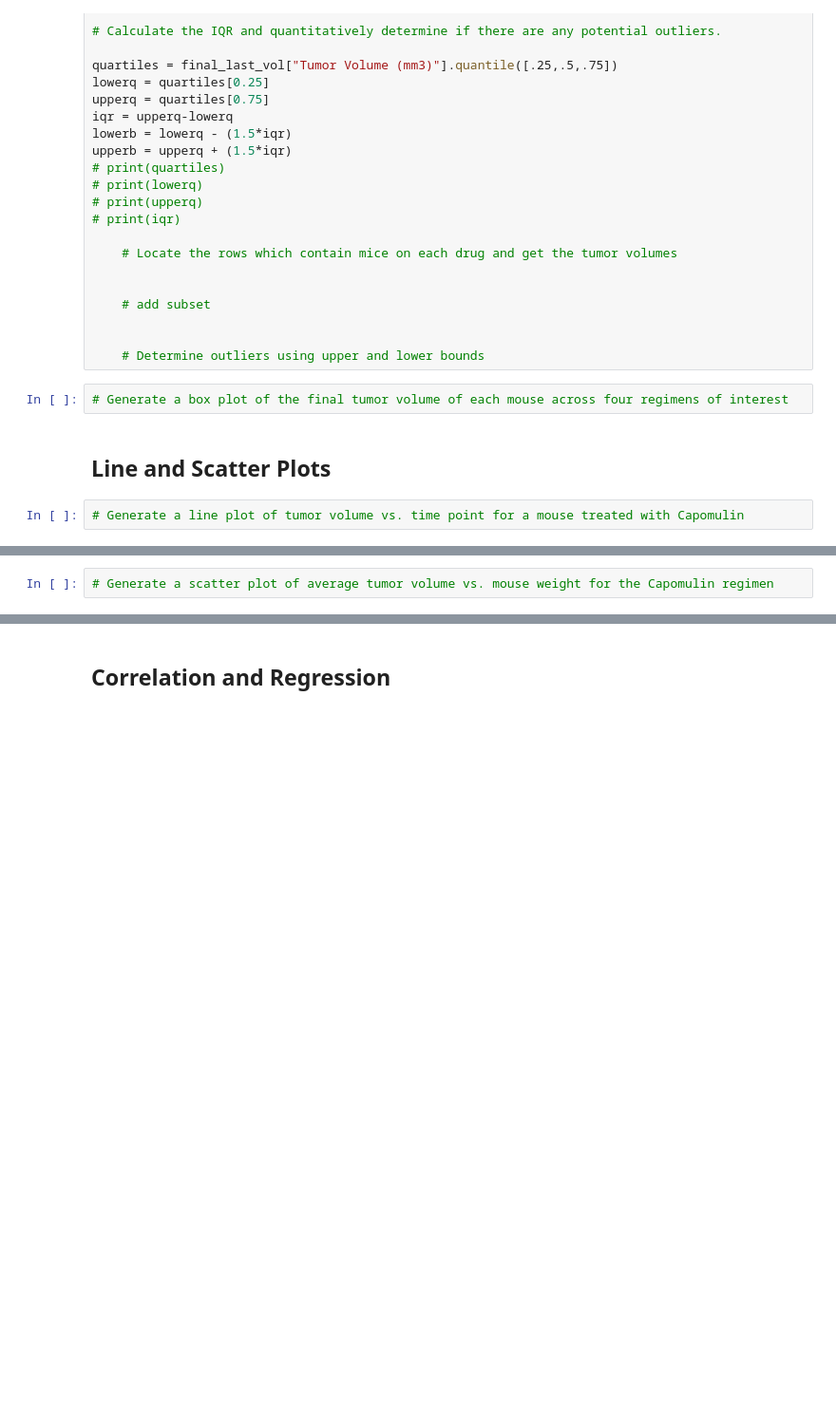
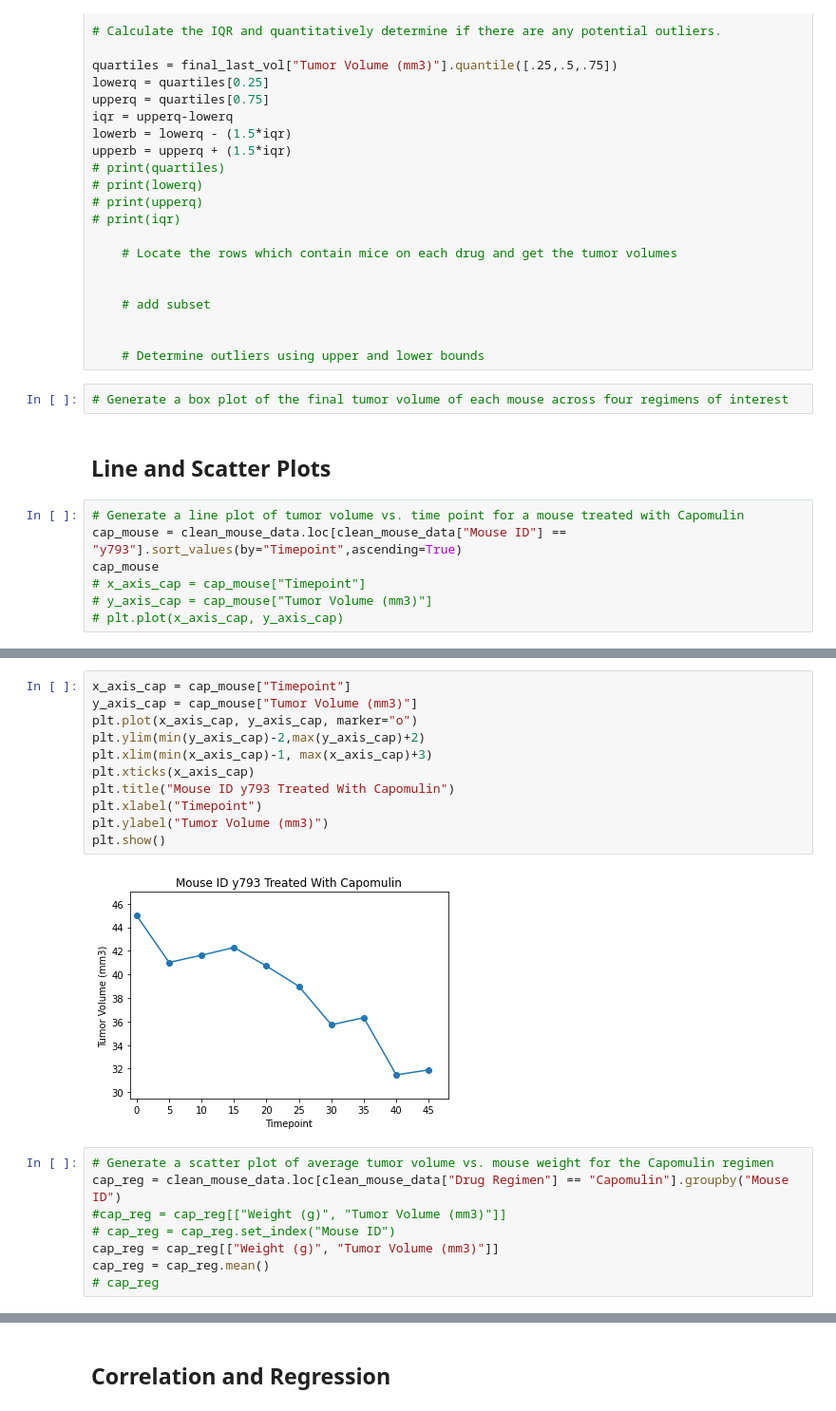
Before and after one commit to LaurenGT/pymaceuticals_analysis, a Jupyter notebook: pymaceuticals_starter.ipynb, the cells around one changed output, grey strips where cells are left out. Shown at 95% size. Drawn from its saved outputs; the diff is of its cells as text; blank space fills up the shorter version.

Commit message:
line and scatter plots complete. Outliers incomplete, Starting scatter and line plots.

```diff
--- a/pymaceuticals_starter.ipynb
+++ b/pymaceuticals_starter.ipynb
@@ -295,3 +295,8 @@ upperb = upperq + (1.5*iqr)
 ## Line and Scatter Plots
 # %%
 # Generate a line plot of tumor volume vs. time point for a mouse treated with Capomulin
+cap_mouse = clean_mouse_data.loc[clean_mouse_data["Mouse ID"] == "y793"].sort_values(by="Timepoint",ascending=True)
+cap_mouse
+# x_axis_cap = cap_mouse["Timepoint"]
+# y_axis_cap = cap_mouse["Tumor Volume (mm3)"]
+# plt.plot(x_axis_cap, y_axis_cap)
@@ -298,2 +315,21 @@ upperb = upperq + (1.5*iqr)
+# %%
+x_axis_cap = cap_mouse["Timepoint"]
+y_axis_cap = cap_mouse["Tumor Volume (mm3)"]
+plt.plot(x_axis_cap, y_axis_cap, marker="o")
+plt.ylim(min(y_axis_cap)-2,max(y_axis_cap)+2)
+plt.xlim(min(x_axis_cap)-1, max(x_axis_cap)+3)
+plt.xticks(x_axis_cap)
+plt.title("Mouse ID y793 Treated With Capomulin")
+plt.xlabel("Timepoint")
+plt.ylabel("Tumor Volume (mm3)")
+plt.show()
+# %% [output]
+[figure, added]
 # %%
 # Generate a scatter plot of average tumor volume vs. mouse weight for the Capomulin regimen
+cap_reg = clean_mouse_data.loc[clean_mouse_data["Drug Regimen"] == "Capomulin"].groupby("Mouse ID")
+#cap_reg = cap_reg[["Weight (g)", "Tumor Volume (mm3)"]]
+# cap_reg = cap_reg.set_index("Mouse ID")
+cap_reg = cap_reg[["Weight (g)", "Tumor Volume (mm3)"]]
+cap_reg = cap_reg.mean()
+# cap_reg
```
Also changed, not shown: parts of 3 cells of this notebook.
